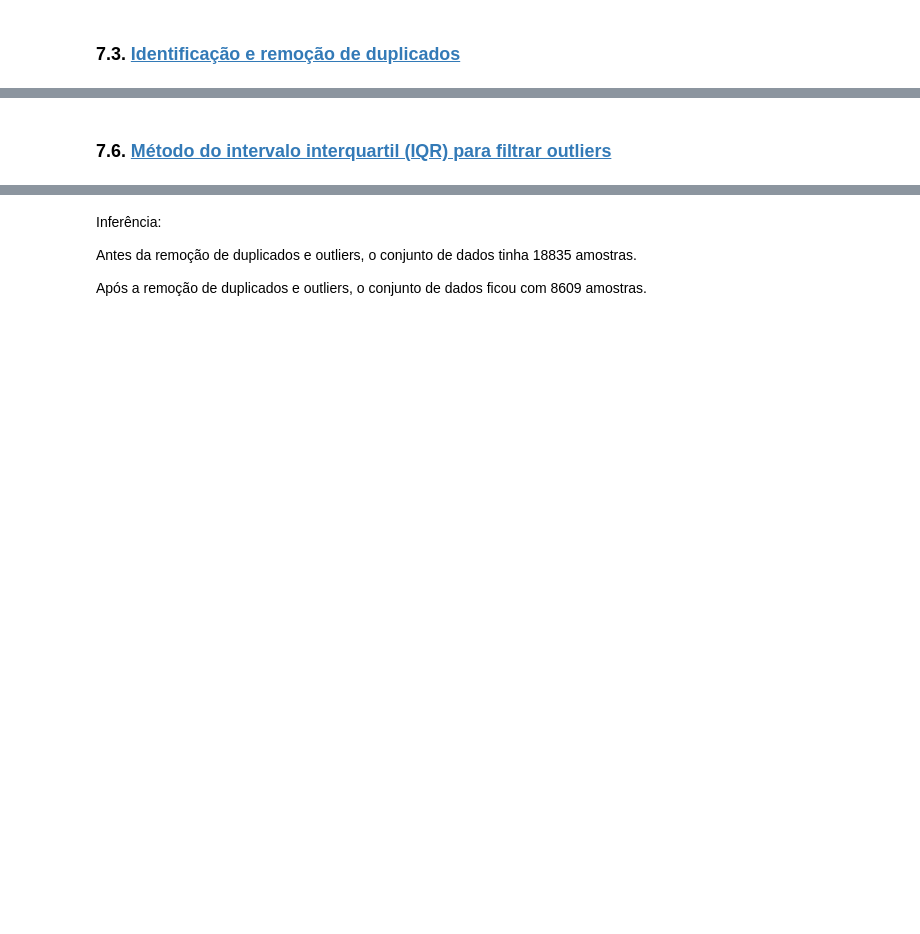
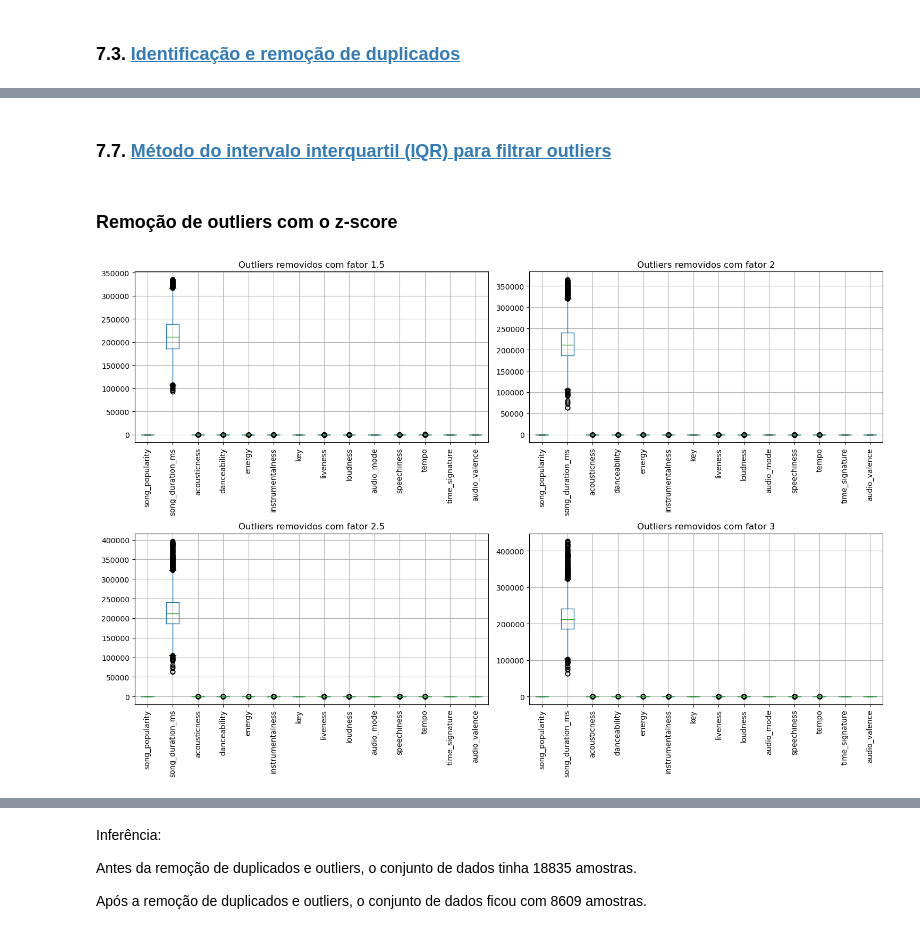
Before and after one commit to pfcv99/AC_Popularidade_musicas, a Jupyter notebook: Trabalho.ipynb, the cells around one changed output, grey strips where cells are left out. Saved outputs shown, nothing was run; the diff lists cells and outputs as text; code cells hidden in the pictures; blank space fills up the shorter version.

```diff
--- a/Trabalho.ipynb
+++ b/Trabalho.ipynb
@@ -307,0 +367,2 @@ df_raw.shape
+# %%
+df_raw.set_index(pd.RangeIndex(start=1, stop=len(df_raw)+1, step=1), inplace=True)
@@ -307,0 +371,2 @@ df_raw.shape
+# %%
+df_raw.drop(columns='song_name', inplace=True)
@@ -319,2 +398,6 @@ categorical_columns = categorical_columns_selector(X)
-# %%
-df_raw.set_index('song_name', inplace=True)
+# %%
+from sklearn.preprocessing import MinMaxScaler
+
+scaler = MinMaxScaler()
+scaled_values = scaler.fit_transform(df_raw)
+df_raw.loc[:,:] = scaled_values
@@ -321,5 +420,5 @@ df_raw.set_index('song_name', inplace=True)
 # %% [markdown]
-### 7.6. <a id='toc7_6_'></a>[Método do intervalo interquartil (IQR) para filtrar outliers](#toc0_)
+### 7.7. <a id='toc7_7_'></a>[Método do intervalo interquartil (IQR) para filtrar outliers](#toc0_)
 # %%
 numeric_columns = df_raw.select_dtypes(include='number')
 
@@ -335,5 +434,45 @@ upper_bound = Q3 + 1.5 * IQR
 # Identifica e remove outliers
 outliers = ((numeric_columns < lower_bound) | (numeric_columns > upper_bound)).any(axis=1)
 df_no_outliers = df_raw[~outliers]
+# %% [markdown]
+### Remoção de outliers com o z-score
+# %%
+import pandas as pd
+import matplotlib.pyplot as plt
+
+# Função para calcular e remover outliers com limite ajustável
+def remove_outliers(df, factor):
+    numeric_columns = df.select_dtypes(include='number')
+    Q1 = numeric_columns.quantile(0.25)
+    Q3 = numeric_columns.quantile(0.75)
+    IQR = Q3 - Q1
+
+    lower_bound = Q1 - factor * IQR
+    upper_bound = Q3 + factor * IQR
+
+    outliers = ((numeric_columns < lower_bound) | (numeric_columns > upper_bound)).any(axis=1)
+    return df[~outliers]
+
+# Analisar diferentes fatores para remoção de outliers
+factors = [1.5, 2, 2.5, 3]
+dfs_no_outliers = {factor: remove_outliers(df_raw, factor) for factor in factors}
+
+# Visualizar impacto da remoção de outliers para cada fator
+fig, axes = plt.subplots(nrows=2, ncols=2, figsize=(15, 10))
+axes = axes.flatten()
+
+for ax, factor in zip(axes, factors):
+    numeric_columns_after = dfs_no_outliers[factor].select_dtypes(include='number')
+    numeric_columns_after.boxplot(ax=ax)
+    ax.set_title(f'Outliers removidos com fator {factor}')
+    ax.set_xticklabels(numeric_columns_after.columns, rotation=90)
+
+plt.tight_layout()
+plt.show()
+
+# Avaliar o melhor fator
+# Pode-se incluir análises adicionais aqui, como métricas de desempenho, distribuição dos dados, etc.
+# %% [output]
+[figure, added]
 # %%
 df_no_outliers
```
Also changed, not shown: parts of 30 cells of this notebook.
